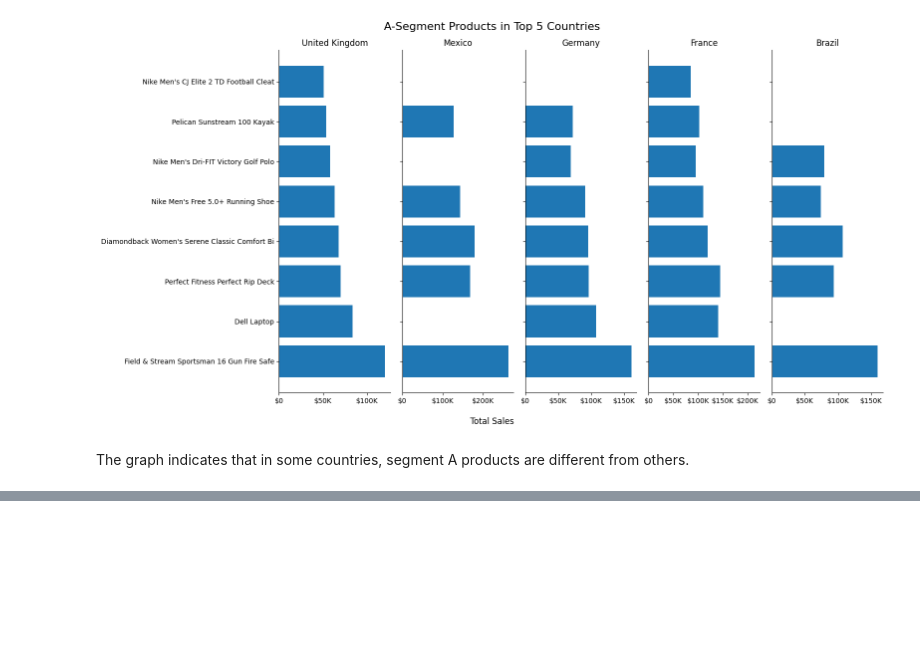
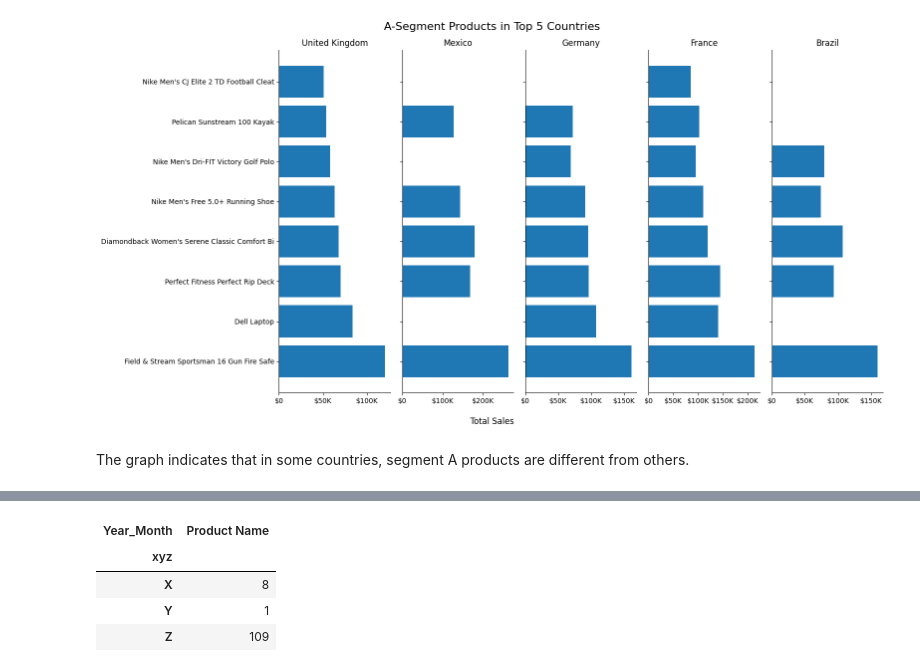
Before and after one commit to emirhansilsupur/supply-chain-analytics-forecasting, a Jupyter notebook: SC_Analytics_Forecasting.ipynb, the cells around one changed output, grey strips where cells are left out. Saved outputs shown, nothing was run; the diff lists cells and outputs as text; code cells hidden in the pictures; blank space fills up the shorter version.

```diff
--- a/SC_Analytics_Forecasting.ipynb
+++ b/SC_Analytics_Forecasting.ipynb
@@ -968,0 +1006,4 @@ The graph indicates that in some countries, segment A products are different fro
+# %%
+df_cp_wide["std_dev"] = df_cp_wide.iloc[:,1:13].std(axis=1)
+# %%
+df_cp_wide["cov"] = df_cp_wide["std_dev"] / df_cp_wide["avg_demand"]
@@ -968,0 +1024,19 @@ The graph indicates that in some countries, segment A products are different fro
+# %%
+def xyz_classification(cov):
+
+    if cov <= 0.6:
+        return "X"
+    elif cov >= 0.6 and cov <= 1.0:
+        return "Y"
+    else:
+        return "Z"
+# %%
+df_cp_wide["xyz"] = df_cp_wide["cov"].apply(xyz_classification)
+# %%
+pd.pivot_table(df_cp_wide, index="xyz", values="Product Name",aggfunc={"Product Name":np.count_nonzero})
+# %% [output]
+| Year_Month | Product Name |
+| xyz |  |
+| X | 8 |
+| Y | 1 |
+| Z | 109 |
```
Also changed, not shown: parts of 19 cells of this notebook.
